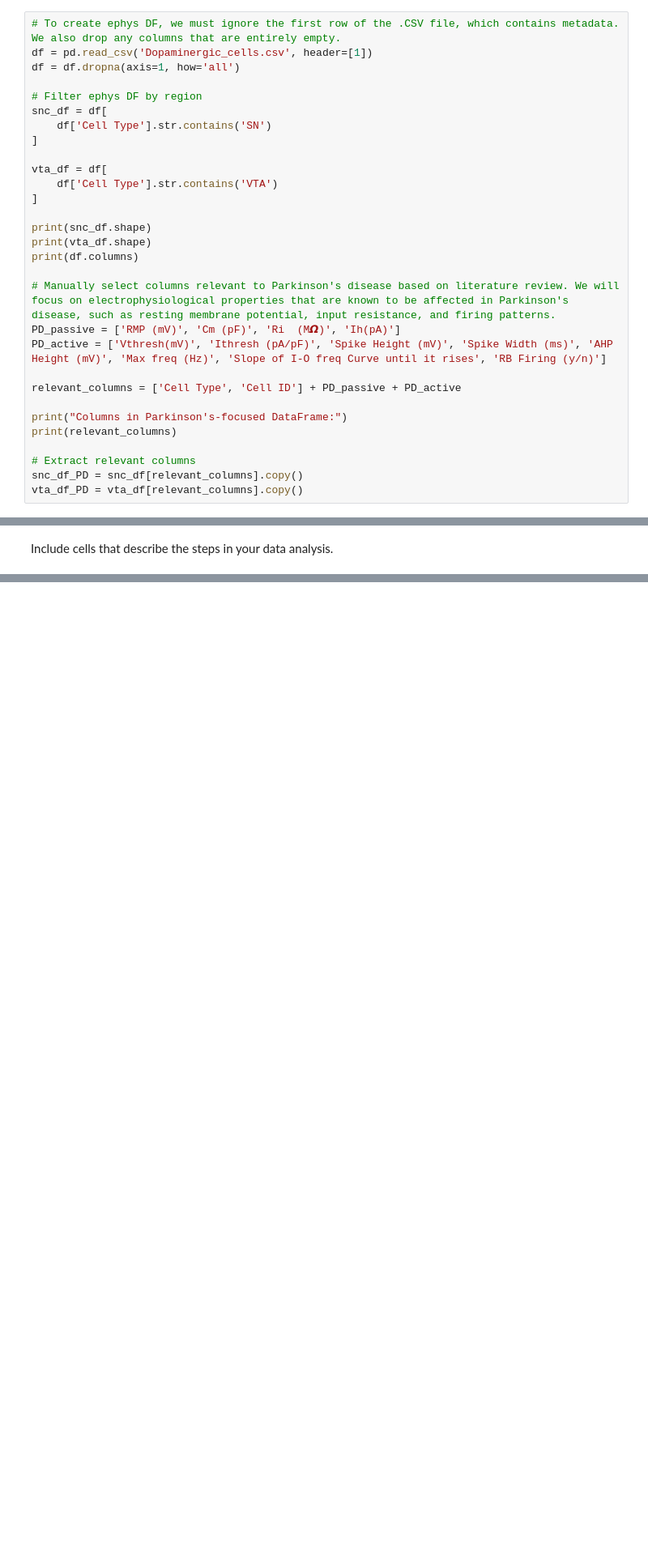
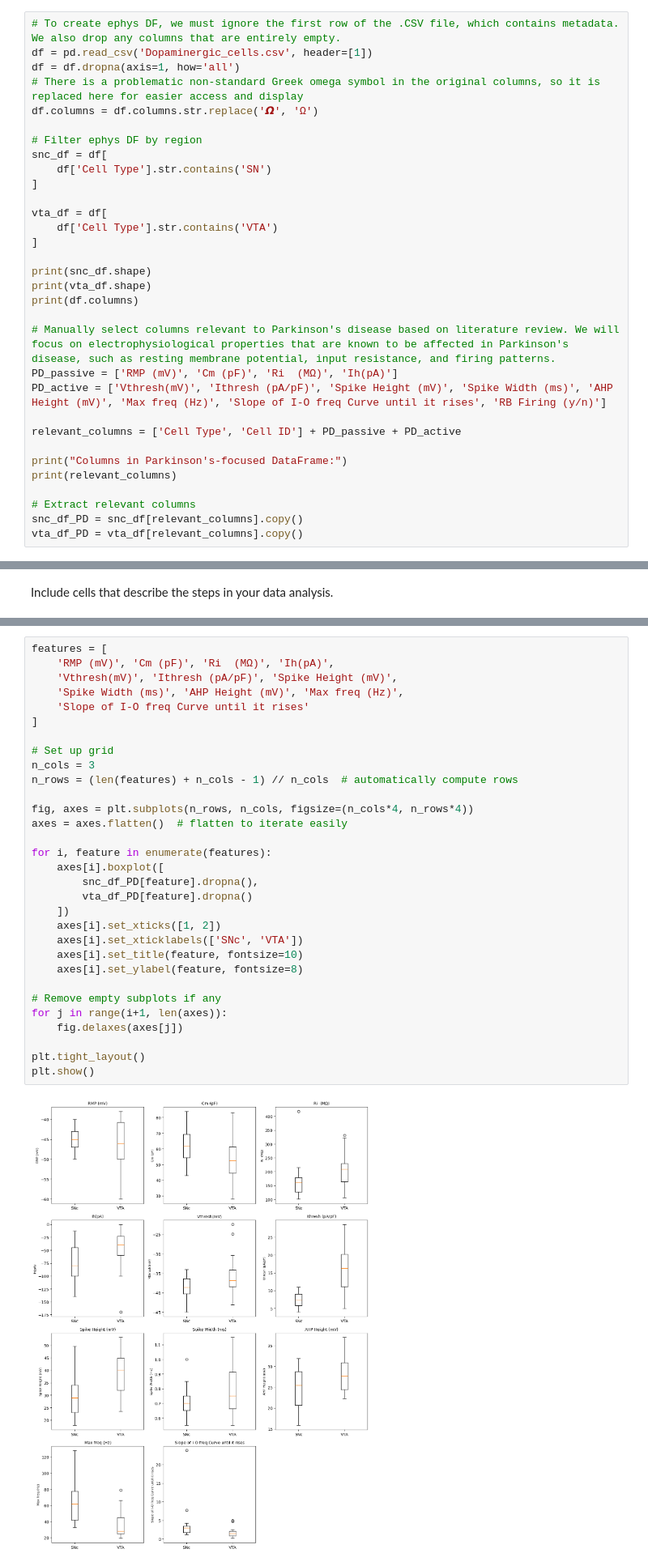
Before and after one commit to bhuynh05/BIPN-162-Group-9, a Jupyter notebook: CellTypesProject_template.ipynb, the cells around one changed output, grey strips where cells are left out. Shown at 81% size. Cells and saved outputs as stored; diff of their text form; blank space fills up the shorter version.

```diff
--- a/CellTypesProject_template.ipynb
+++ b/CellTypesProject_template.ipynb
@@ -98,6 +112,8 @@ SNc samples (8): ['GSM19312', 'GSM19315', 'GSM19317', 'GSM19319', 'GSM19321', 'G
 # To create ephys DF, we must ignore the first row of the .CSV file, which contains metadata. We also drop any columns that are entirely empty.
 df = pd.read_csv('Dopaminergic_cells.csv', header=[1])
 df = df.dropna(axis=1, how='all')
+# There is a problematic non-standard Greek omega symbol in the original columns, so it is replaced here for easier access and display
+df.columns = df.columns.str.replace('𝞨', 'Ω')
 
 # Filter ephys DF by region
 snc_df = df[
@@ -113,7 +129,7 @@ print(vta_df.shape)
 print(df.columns)
 
 # Manually select columns relevant to Parkinson's disease based on literature review. We will focus on electrophysiological properties that are known to be affected in Parkinson's disease, such as resting membrane potential, input resistance, and firing patterns.
-PD_passive = ['RMP (mV)', 'Cm (pF)', 'Ri  (M𝞨)', 'Ih(pA)']
+PD_passive = ['RMP (mV)', 'Cm (pF)', 'Ri  (MΩ)', 'Ih(pA)']
 PD_active = ['Vthresh(mV)', 'Ithresh (pA/pF)', 'Spike Height (mV)', 'Spike Width (ms)', 'AHP Height (mV)', 'Max freq (Hz)', 'Slope of I-O freq Curve until it rises', 'RB Firing (y/n)']
 
 relevant_columns = ['Cell Type', 'Cell ID'] + PD_passive + PD_active
@@ -378,0 +253,33 @@ SNc dopaminergic neurons exhibited significantly lower current thresholds and hi
+# %%
+features = [
+    'RMP (mV)', 'Cm (pF)', 'Ri  (MΩ)', 'Ih(pA)',
+    'Vthresh(mV)', 'Ithresh (pA/pF)', 'Spike Height (mV)',
+    'Spike Width (ms)', 'AHP Height (mV)', 'Max freq (Hz)',
+    'Slope of I-O freq Curve until it rises'
+]
+
+# Set up grid
+n_cols = 3
+n_rows = (len(features) + n_cols - 1) // n_cols  # automatically compute rows
+
+fig, axes = plt.subplots(n_rows, n_cols, figsize=(n_cols*4, n_rows*4))
+axes = axes.flatten()  # flatten to iterate easily
+
+for i, feature in enumerate(features):
+    axes[i].boxplot([
+        snc_df_PD[feature].dropna(),
+        vta_df_PD[feature].dropna()
+    ])
+    axes[i].set_xticks([1, 2])
+    axes[i].set_xticklabels(['SNc', 'VTA'])
+    axes[i].set_title(feature, fontsize=10)
+    axes[i].set_ylabel(feature, fontsize=8)
+
+# Remove empty subplots if any
+for j in range(i+1, len(axes)):
+    fig.delaxes(axes[j])
+
+plt.tight_layout()
+plt.show()
+# %% [output]
+[figure, added]
```
Also changed, not shown: parts of 25 cells of this notebook.
